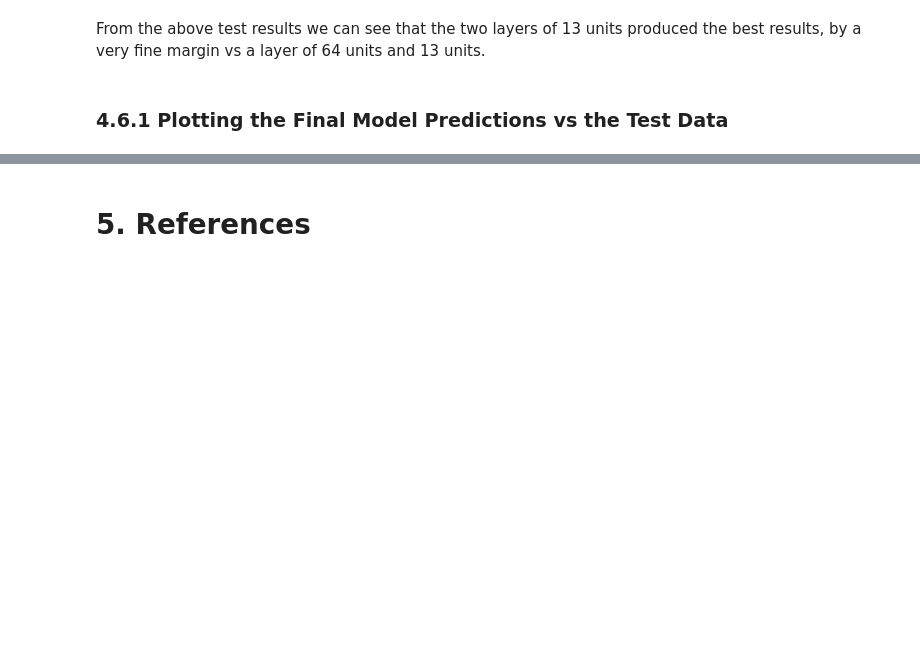
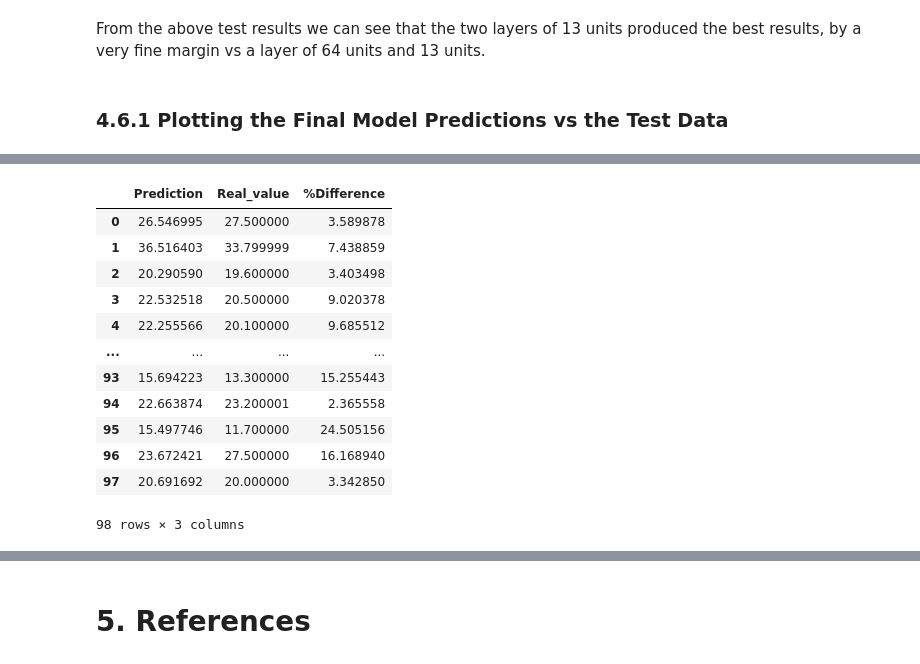
Before and after one commit to ConorHogan/MachineLearning-and-Statistics-Project, a Jupyter notebook: Machine-Learning-and-Statistics-Project-Notebook.ipynb, the cells around one changed output, grey strips where cells are left out. Cells and saved outputs as stored; diff of their text form; code cells hidden in the pictures; blank space fills up the shorter version.

```diff
--- a/Machine-Learning-and-Statistics-Project-Notebook.ipynb
+++ b/Machine-Learning-and-Statistics-Project-Notebook.ipynb
@@ -2327,0 +2336,19 @@ pyplt.show()
+# %%
+final_predicted_V_real_df = pd.DataFrame({'Prediction': Final_prediction.ravel(), 'Real_value': MedianVal_real_Final.ravel()})
+final_predicted_V_real_df['%Difference'] = 100*(abs(final_predicted_V_real_df['Prediction'] - final_predicted_V_real_df['Real_value'])/final_predicted_V_real_df['Prediction'])
+
+final_predicted_V_real_df
+# %% [output]
+|  | Prediction | Real_value | %Difference |
+| 0 | 26.546995 | 27.500000 | 3.589878 |
+| 1 | 36.516403 | 33.799999 | 7.438859 |
+| 2 | 20.290590 | 19.600000 | 3.403498 |
+| 3 | 22.532518 | 20.500000 | 9.020378 |
+| 4 | 22.255566 | 20.100000 | 9.685512 |
+| ... | ... | ... | ... |
+| 93 | 15.694223 | 13.300000 | 15.255443 |
+| 94 | 22.663874 | 23.200001 | 2.365558 |
+| 95 | 15.497746 | 11.700000 | 24.505156 |
+| 96 | 23.672421 | 27.500000 | 16.168940 |
+| 97 | 20.691692 | 20.000000 | 3.342850 |
+98 rows × 3 columns
```
Also changed, not shown: parts of 37 cells of this notebook, 1 other file.
